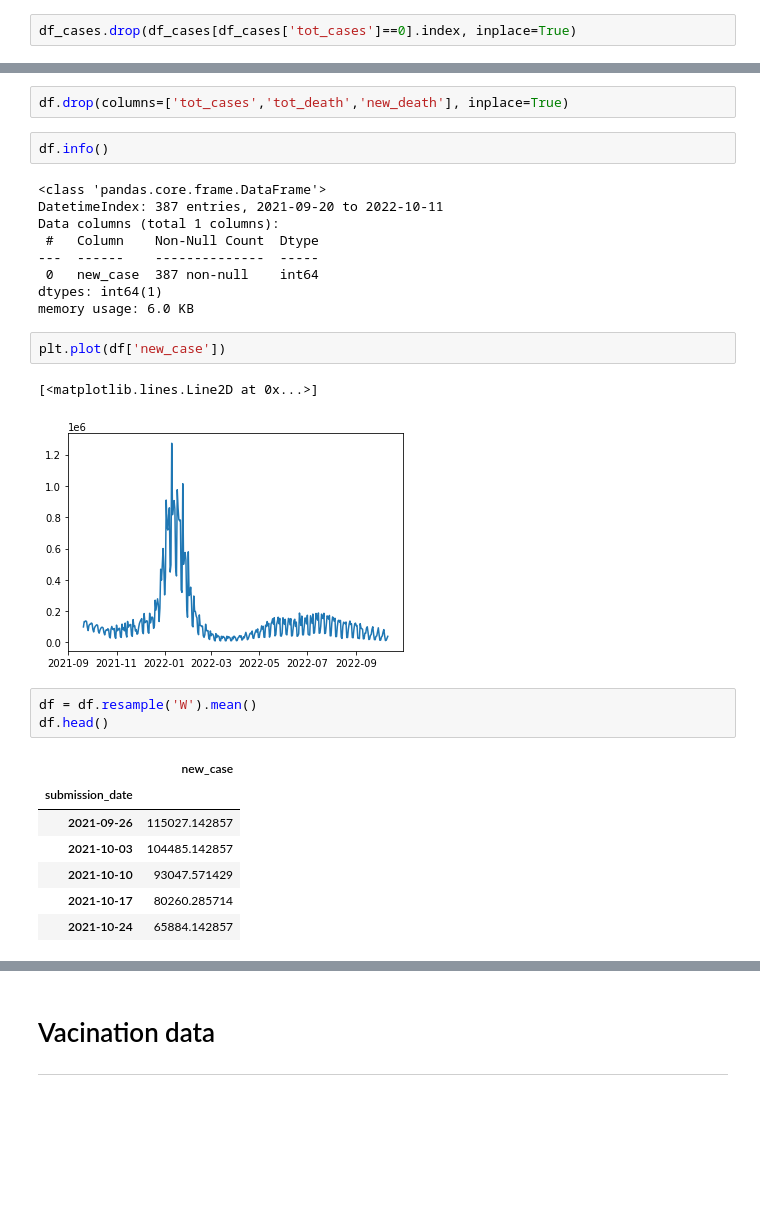
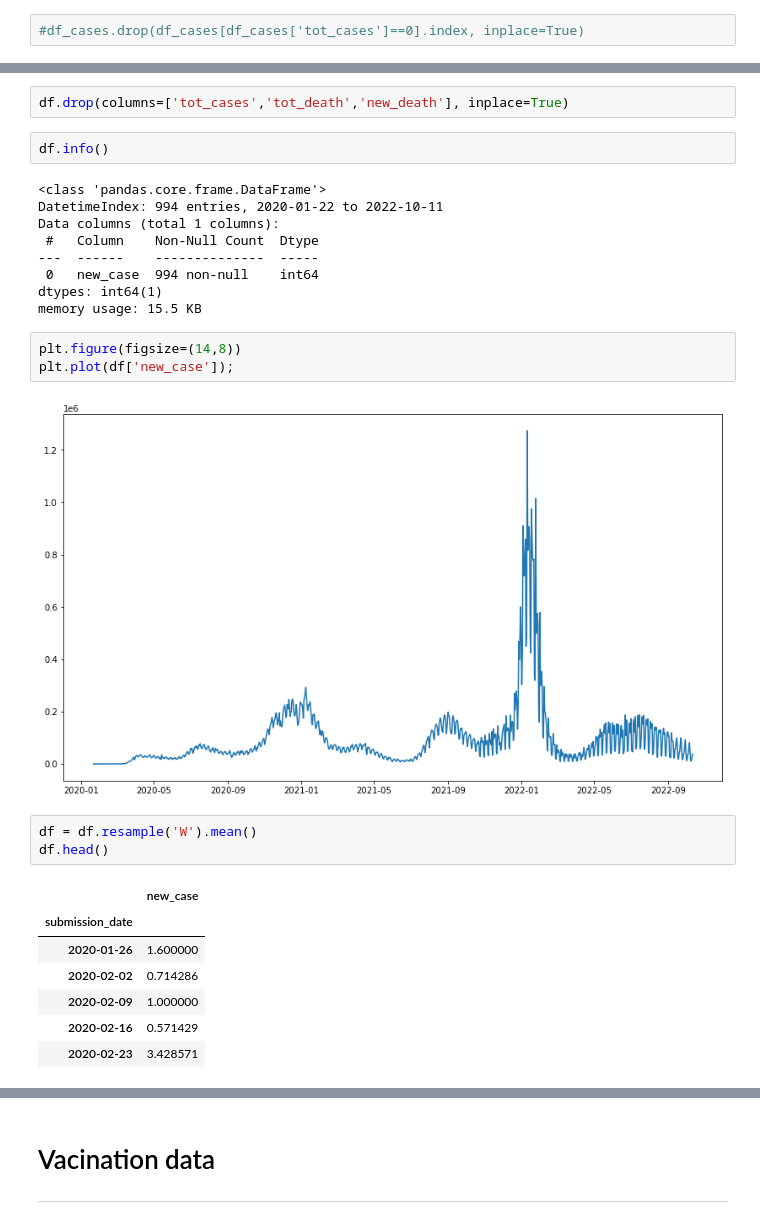
Before and after one commit to DeeVerma1/Project-4, a Jupyter notebook: code/02.1 - EDA_COVID_Cases.ipynb, the cells around one changed output, grey strips where cells are left out. Drawn from its saved outputs; the diff is of its cells as text; blank space fills up the shorter version.

```diff
--- a/code/02.1 - EDA_COVID_Cases.ipynb
+++ b/code/02.1 - EDA_COVID_Cases.ipynb
@@ -102,5 +119,5 @@ dtype: int64
 # %%
-df_cases.drop(df_cases[df_cases['tot_cases']==0].index, inplace=True)
+#df_cases.drop(df_cases[df_cases['tot_cases']==0].index, inplace=True)
 # %%
 df_cases.shape
 # %% [output]
@@ -151,29 +166,29 @@ df.drop(columns=['tot_cases','tot_death','new_death'], inplace=True)
 df.info()
 # %% [output]
 <class 'pandas.core.frame.DataFrame'>
-DatetimeIndex: 387 entries, 2021-09-20 to 2022-10-11
+DatetimeIndex: 994 entries, 2020-01-22 to 2022-10-11
 Data columns (total 1 columns):
  #   Column    Non-Null Count  Dtype
 ---  ------    --------------  -----
- 0   new_case  387 non-null    int64
+ 0   new_case  994 non-null    int64
 dtypes: int64(1)
-memory usage: 6.0 KB
+memory usage: 15.5 KB
 # %%
-plt.plot(df['new_case'])
+plt.figure(figsize=(14,8))
+plt.plot(df['new_case']);
 # %% [output]
-[<matplotlib.lines.Line2D at 0x...>]
-[figure, old version]
+[figure, new version]
 # %%
 df = df.resample('W').mean()
 df.head()
 # %% [output]
 |  | new_case |
 | submission_date |  |
-| 2021-09-26 | 115027.142857 |
-| 2021-10-03 | 104485.142857 |
-| 2021-10-10 | 93047.571429 |
-| 2021-10-17 | 80260.285714 |
-| 2021-10-24 | 65884.142857 |
+| 2020-01-26 | 1.600000 |
+| 2020-02-02 | 0.714286 |
+| 2020-02-09 | 1.000000 |
+| 2020-02-16 | 0.571429 |
+| 2020-02-23 | 3.428571 |
 # %%
 df['moving_average_1'] = df['new_case'].rolling(window=1).mean()
 df['moving_average_4'] = df['new_case'].rolling(window=4).mean()
```
Also changed, not shown: parts of 25 cells of this notebook.
